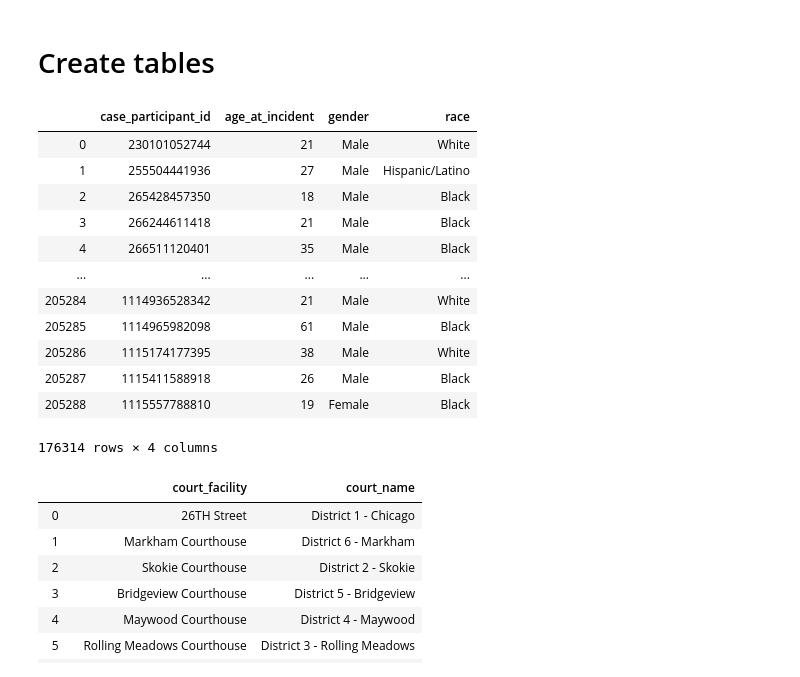
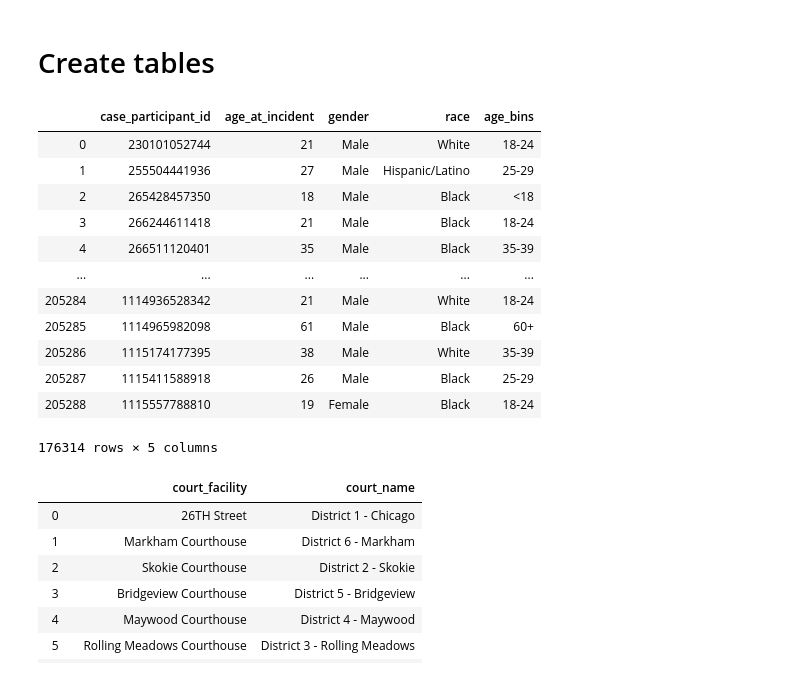
Before and after one commit to cckuqui/CCSAO-Sentencing, a Jupyter notebook: Back-end/data-cleaning.ipynb, the cells around one changed output. Cells and saved outputs as stored; diff of their text form; code cells hidden in the pictures.

```diff
--- a/Back-end/data-cleaning.ipynb
+++ b/Back-end/data-cleaning.ipynb
@@ -801,0 +823,2 @@ data.to_json('../Front-end/data.json')
+# %%
+data.age_at_incident = data.age_at_incident.astype(int)
@@ -802,3 +845,8 @@ data.to_json('../Front-end/data.json')
+# %%
+bins_ranges = [0,18,24,29,34,39,49,59,137]
+bins_names = ["<18", '18-24', '25-29', '30-34', '35-39', '40s', '50s', '60+']
+
+data['age_bins'] = pd.cut(data.age_at_incident,bins_ranges,labels=bins_names)
 # %%
 data.drop_duplicates(inplace=True)
 data.reset_index(drop=True,inplace=True)
@@ -1096,22 +1144,22 @@ data[['case_id','case_participant_id','offense_category','charge_disposition']].
 # %% [markdown]
 # Create tables
 # %%
-participants = data[['case_participant_id','age_at_incident','gender','race']].drop_duplicates()
+participants = data[['case_participant_id','age_at_incident','gender','race','age_bins']].drop_duplicates()
 participants
 # %% [output]
-|  | case_participant_id | age_at_incident | gender | race |
-| 0 | 230101052744 | 21 | Male | White |
-| 1 | 255504441936 | 27 | Male | Hispanic/Latino |
-| 2 | 265428457350 | 18 | Male | Black |
-| 3 | 266244611418 | 21 | Male | Black |
-| 4 | 266511120401 | 35 | Male | Black |
-| ... | ... | ... | ... | ... |
-| 205284 | 1114936528342 | 21 | Male | White |
-| 205285 | 1114965982098 | 61 | Male | Black |
-| 205286 | 1115174177395 | 38 | Male | White |
-| 205287 | 1115411588918 | 26 | Male | Black |
-| 205288 | 1115557788810 | 19 | Female | Black |
+|  | case_participant_id | age_at_incident | gender | race | age_bins |
+| 0 | 230101052744 | 21 | Male | White | 18-24 |
+| 1 | 255504441936 | 27 | Male | Hispanic/Latino | 25-29 |
+| 2 | 265428457350 | 18 | Male | Black | <18 |
+| 3 | 266244611418 | 21 | Male | Black | 18-24 |
+| 4 | 266511120401 | 35 | Male | Black | 35-39 |
+| ... | ... | ... | ... | ... | ... |
+| 205284 | 1114936528342 | 21 | Male | White | 18-24 |
+| 205285 | 1114965982098 | 61 | Male | Black | 60+ |
+| 205286 | 1115174177395 | 38 | Male | White | 35-39 |
+| 205287 | 1115411588918 | 26 | Male | Black | 25-29 |
+| 205288 | 1115557788810 | 19 | Female | Black | 18-24 |
-176314 rows × 4 columns
+176314 rows × 5 columns
 # %%
 courts = data[['court_facility', 'court_name']].drop_duplicates().reset_index(drop=True)
 courts
```
Also changed, not shown: parts of 32 cells of this notebook, 3 other files.
